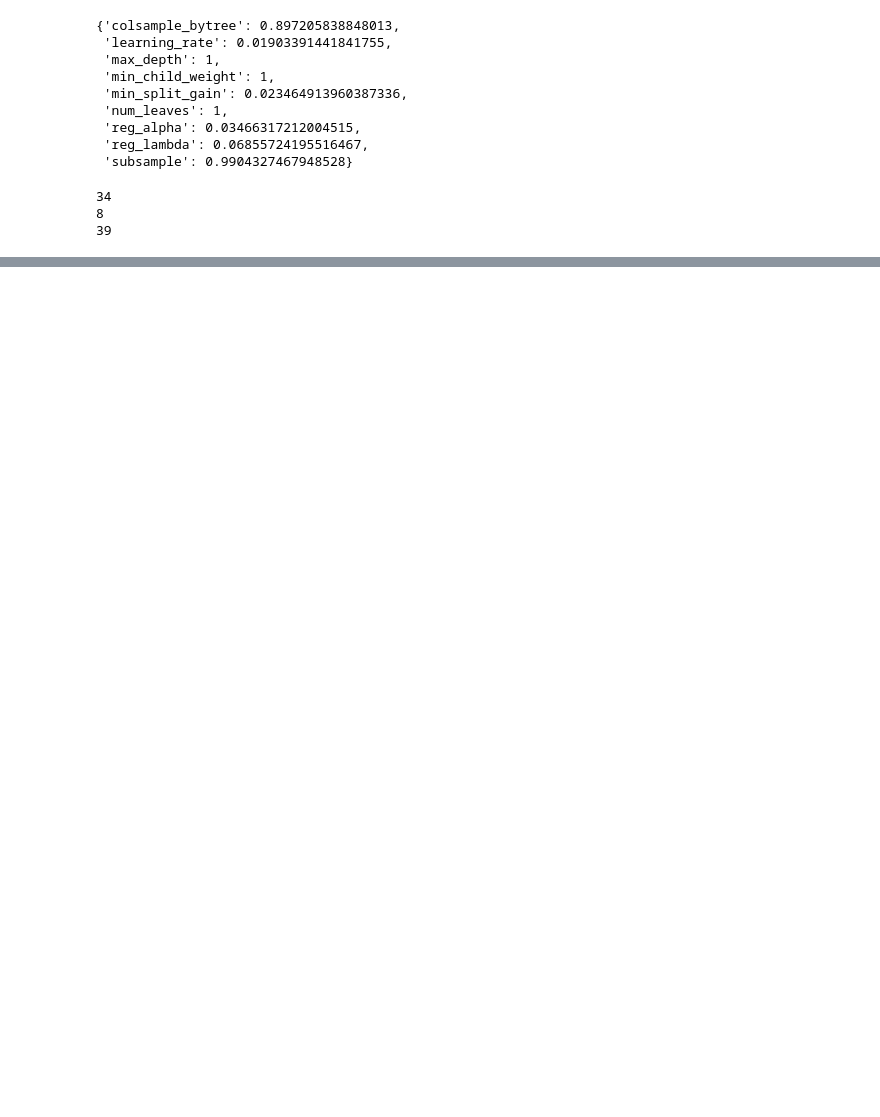
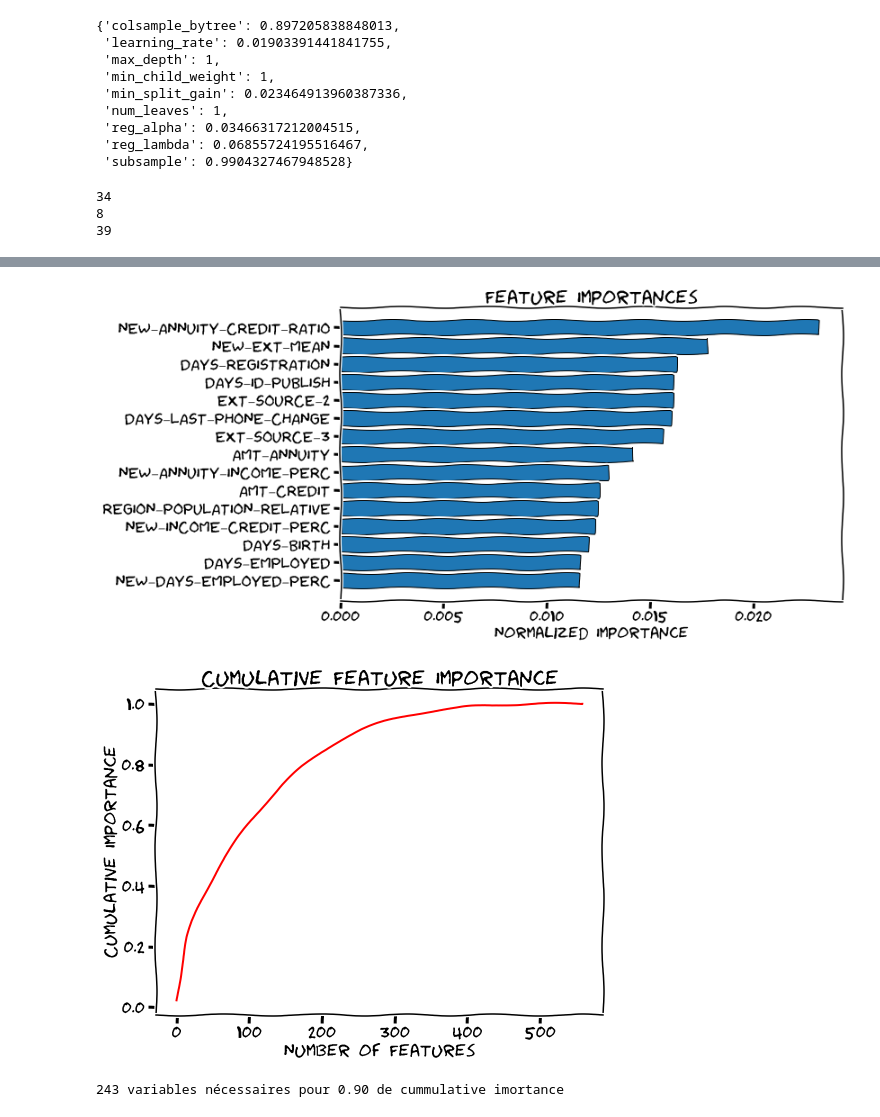
Before and after one commit to Azimoj/Credit-scoring, a Jupyter notebook: Model_Optimization.ipynb, the cells around one changed output, grey strips where cells are left out. Drawn from its saved outputs; the diff is of its cells as text; code cells hidden in the pictures; blank space fills up the shorter version.

```diff
--- a/Model_Optimization.ipynb
+++ b/Model_Optimization.ipynb
@@ -173,3 +123,3 @@ data_clean.to_csv('/content/drive/MyDrive/p7/data/data_clean.csv')
 # %%
-X = data_clean.drop('TARGET',axis=1)
-y= data_clean['TARGET']
+X = df.drop('TARGET',axis=1)
+y= df['TARGET']
@@ -312,0 +277,16 @@ weighted avg       0.88      0.86      0.87     92252
+# %%
+from sklearn.metrics import confusion_matrix
+from sklearn.metrics import accuracy_score
+from sklearn.metrics import classification_report
+
+trainedLGBM = LGBMClassifier(colsample_bytree = 0.9,
+                            learning_rate = 0.02,
+                            num_leaves = 34,
+                            subsample = 0.1,
+                            max_depth = 8,
+                            reg_alpha = 0.035,
+                            reg_lambda = 0.07,
+                            min_split_gain = 0.024,
+                            min_child_weight = 39,
+                            boosting_type='goss', class_weight='balanced',
+                            n_estimators=10000, objective='binary').fit(X_train,y_train)
@@ -372,0 +362,4 @@ SyntaxError: ignored
+# %%
+import pickle
+best_model= trainedLGBM
+pickle.dump(best_model, open('drive/MyDrive/p7/best_model.sav', 'wb'))
@@ -372,0 +378,6 @@ SyntaxError: ignored
+# %%
+# Impact des features importance cumulées
+feature_importance_values = best_model.feature_importances_
+feature_names = list(X_train.columns)
+feature_importances = pd.DataFrame({'feature': feature_names,
+                                    'importance': feature_importance_values})
@@ -372,0 +442,7 @@ SyntaxError: ignored
+# %%
+# Show the feature importances for the new features
+df_featimp = plot_cumultative_feature_importance(feature_importances)
+# %% [output]
+[figure, added]
+[figure, added]
+243 variables nécessaires pour 0.90 de cummulative imortance
```
Also changed, not shown: parts of 54 cells of this notebook.
